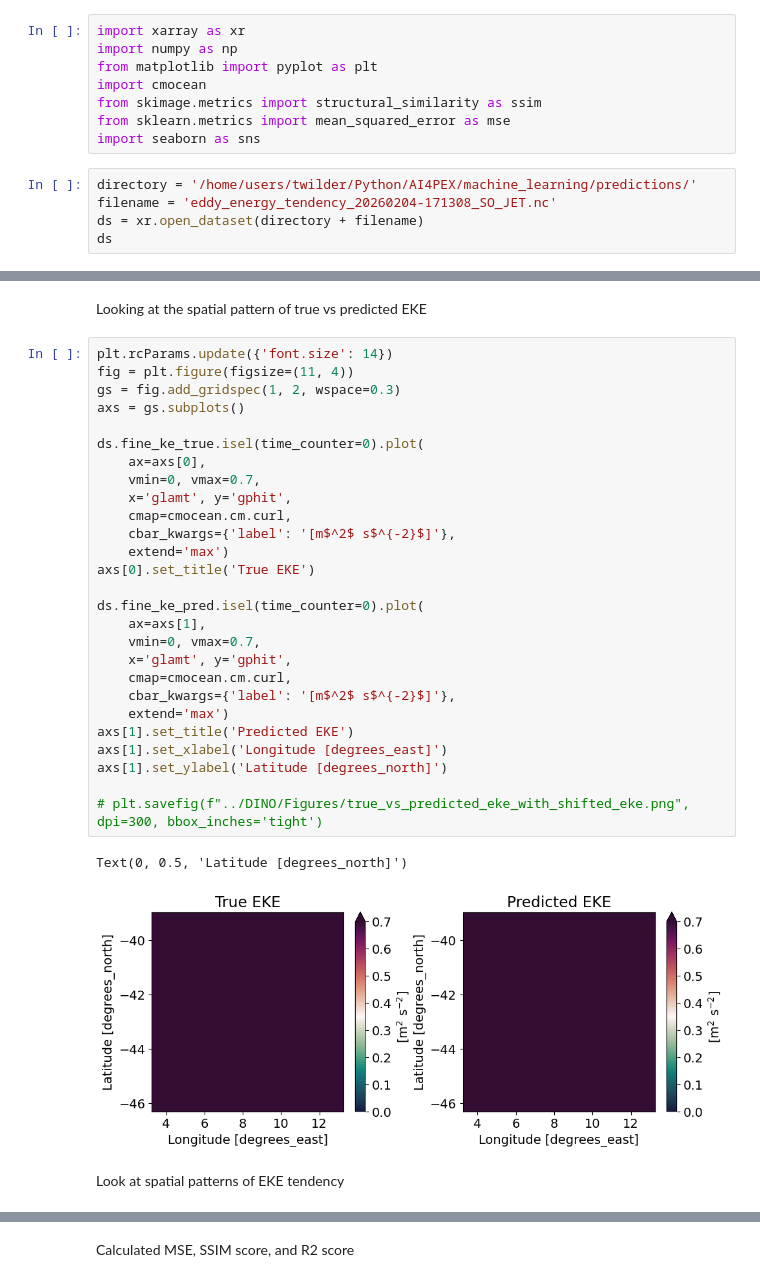
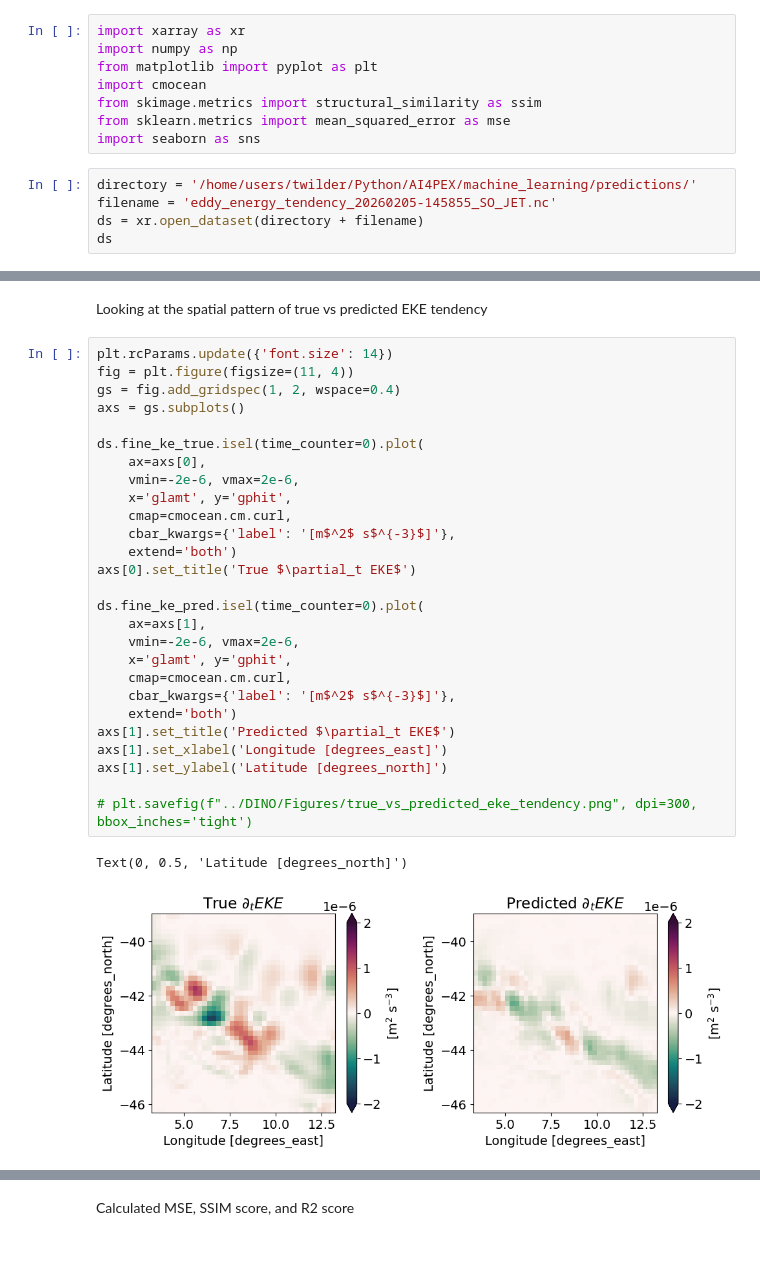
Before and after one commit to thomaswilder/ai4pex-machine-learning, a Jupyter notebook: analysis/offline_evaluation.ipynb, the cells around one changed output, grey strips where cells are left out. Saved outputs shown, nothing was run; the diff lists cells and outputs as text; blank space fills up the shorter version.

Commit message:
looking at correlations and recent cnn runs

```diff
--- a/analysis/offline_evaluation.ipynb
+++ b/analysis/offline_evaluation.ipynb
@@ -13,7 +13,7 @@ from sklearn.metrics import mean_squared_error as mse
 import seaborn as sns
 # %%
 directory = '/home/users/twilder/Python/AI4PEX/machine_learning/predictions/'
-filename = 'eddy_energy_tendency_20260204-171308_SO_JET.nc'
+filename = 'eddy_energy_tendency_20260205-145855_SO_JET.nc'
 ds = xr.open_dataset(directory + filename)
 ds
 # %% [output]
@@ -36,34 +36,32 @@ Attributes:
 # %% [markdown]
-Looking at the spatial pattern of true vs predicted EKE
+Looking at the spatial pattern of true vs predicted EKE tendency
 # %%
 plt.rcParams.update({'font.size': 14})
 fig = plt.figure(figsize=(11, 4))
-gs = fig.add_gridspec(1, 2, wspace=0.3)
+gs = fig.add_gridspec(1, 2, wspace=0.4)
 axs = gs.subplots()
 
 ds.fine_ke_true.isel(time_counter=0).plot(
     ax=axs[0],
-    vmin=0, vmax=0.7,
+    vmin=-2e-6, vmax=2e-6,
     x='glamt', y='gphit',
     cmap=cmocean.cm.curl,
-    cbar_kwargs={'label': '[m$^2$ s$^{-2}$]'},
-    extend='max')
-axs[0].set_title('True EKE')
+    cbar_kwargs={'label': '[m$^2$ s$^{-3}$]'},
+    extend='both')
+axs[0].set_title('True $\partial_t EKE$')
 
 ds.fine_ke_pred.isel(time_counter=0).plot(
     ax=axs[1],
-    vmin=0, vmax=0.7,
+    vmin=-2e-6, vmax=2e-6,
     x='glamt', y='gphit',
     cmap=cmocean.cm.curl,
-    cbar_kwargs={'label': '[m$^2$ s$^{-2}$]'},
-    extend='max')
-axs[1].set_title('Predicted EKE')
+    cbar_kwargs={'label': '[m$^2$ s$^{-3}$]'},
+    extend='both')
+axs[1].set_title('Predicted $\partial_t EKE$')
 axs[1].set_xlabel('Longitude [degrees_east]')
 axs[1].set_ylabel('Latitude [degrees_north]')
 
-# plt.savefig(f"../DINO/Figures/true_vs_predicted_eke_with_shifted_eke.png", dpi=300, bbox_inches='tight')
+# plt.savefig(f"../DINO/Figures/true_vs_predicted_eke_tendency.png", dpi=300, bbox_inches='tight')
 # %% [output]
 Text(0, 0.5, 'Latitude [degrees_north]')
-[figure, old version]
+[figure, new version]
-# %% [markdown]
-Look at spatial patterns of EKE tendency
```
Also changed, not shown: parts of 9 cells of this notebook, 3 other files.
